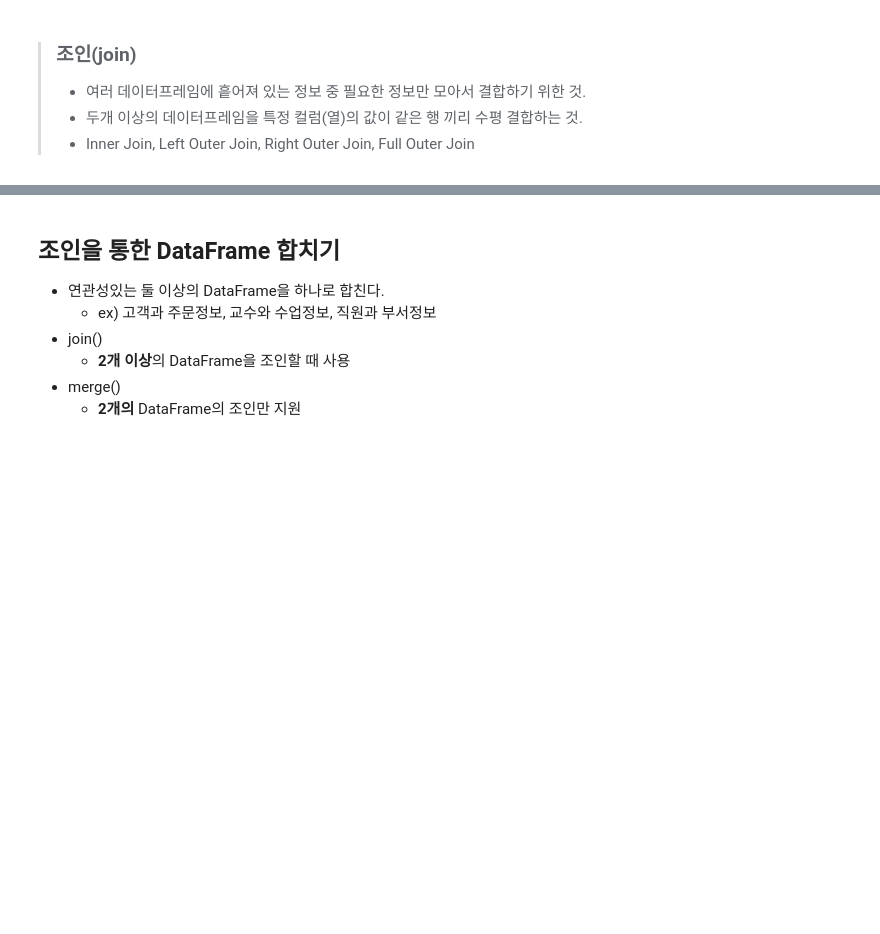
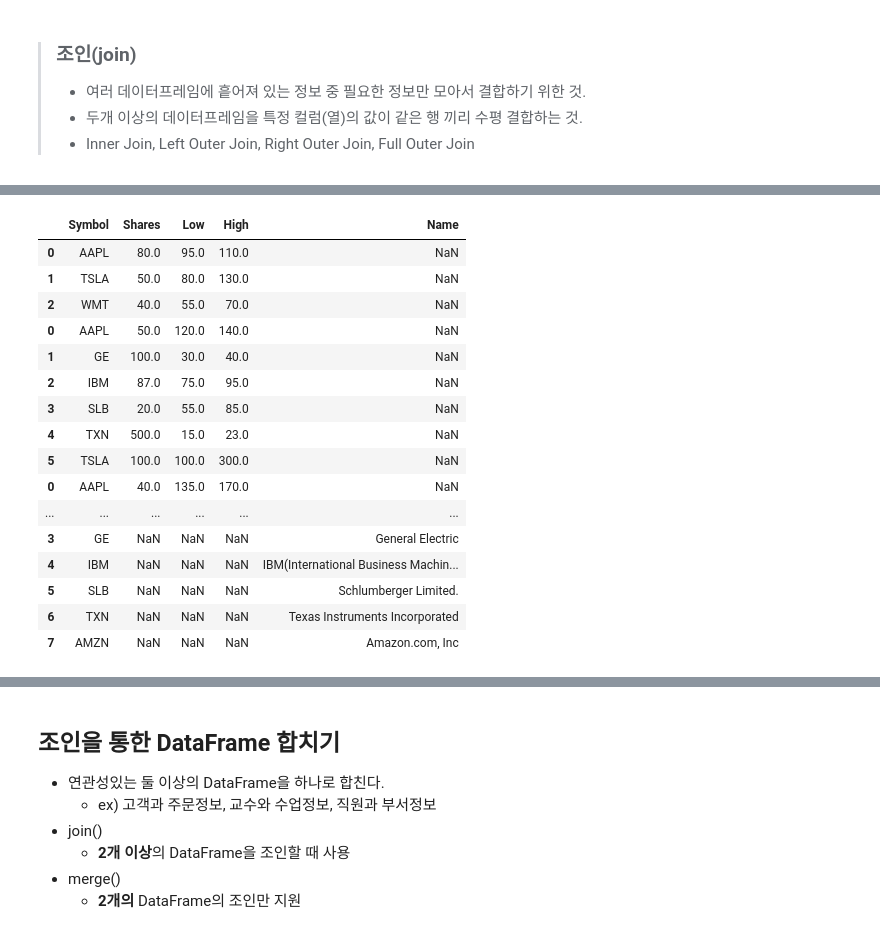
Before and after one commit to clerknek/PlayData, a Jupyter notebook: 02_Pandas/05_Pandas_DataFrame_합치기.ipynb, the cells around one changed output, grey strips where cells are left out. Saved outputs shown, nothing was run; the diff lists cells and outputs as text; code cells hidden in the pictures; blank space fills up the shorter version.

```diff
--- a/02_Pandas/05_Pandas_DataFrame_합치기.ipynb
+++ b/02_Pandas/05_Pandas_DataFrame_합치기.ipynb
@@ -84,0 +98,20 @@ stock_info
+# %%
+pd.concat([stock_2016, stock_2017, stock_2018, stock_info])
+# %% [output]
+|  | Symbol | Shares | Low | High | Name |
+| 0 | AAPL | 80.0 | 95.0 | 110.0 | NaN |
+| 1 | TSLA | 50.0 | 80.0 | 130.0 | NaN |
+| 2 | WMT | 40.0 | 55.0 | 70.0 | NaN |
+| 0 | AAPL | 50.0 | 120.0 | 140.0 | NaN |
+| 1 | GE | 100.0 | 30.0 | 40.0 | NaN |
+| 2 | IBM | 87.0 | 75.0 | 95.0 | NaN |
+| 3 | SLB | 20.0 | 55.0 | 85.0 | NaN |
+| 4 | TXN | 500.0 | 15.0 | 23.0 | NaN |
+| 5 | TSLA | 100.0 | 100.0 | 300.0 | NaN |
+| 0 | AAPL | 40.0 | 135.0 | 170.0 | NaN |
+| ... | ... | ... | ... | ... | ... |
+| 3 | GE | NaN | NaN | NaN | General Electric |
+| 4 | IBM | NaN | NaN | NaN | IBM(International Business Machin... |
+| 5 | SLB | NaN | NaN | NaN | Schlumberger Limited. |
+| 6 | TXN | NaN | NaN | NaN | Texas Instruments Incorporated |
+| 7 | AMZN | NaN | NaN | NaN | Amazon.com, Inc |
```
Also changed, not shown: parts of 12 cells of this notebook.
